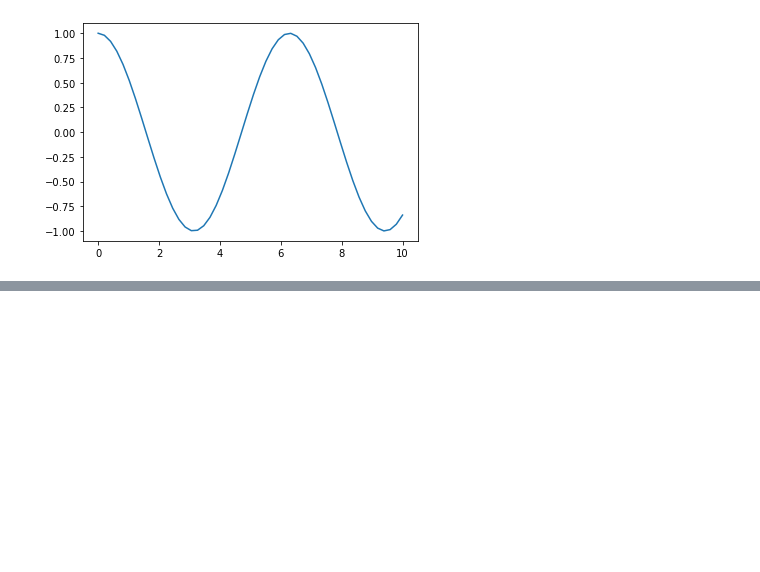
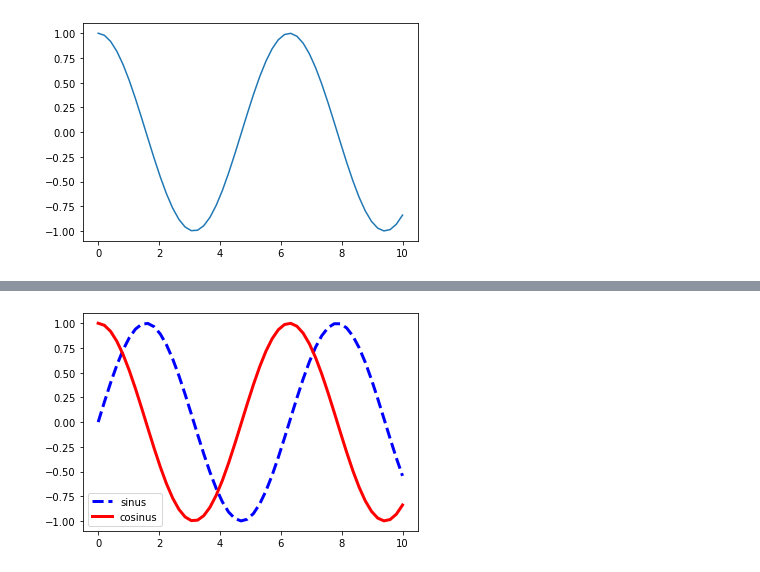
Before and after one commit to toarnabtrainer/AEC_ML_Batch-1, a Jupyter notebook: Data Visualization.ipynb, the cells around one changed output, grey strips where cells are left out. Drawn from its saved outputs; the diff is of its cells as text; code cells hidden in the pictures; blank space fills up the shorter version.

```diff
--- a/Data Visualization.ipynb
+++ b/Data Visualization.ipynb
@@ -50,0 +63,8 @@ plt.show()
+# %%
+# step by step
+plt.plot(x, sinus, label="sinus", color="blue", linestyle="--", linewidth = 3)
+plt.plot(x, cosinus, label="cosinus", color="red", linestyle="-", linewidth = 3)
+plt.legend()
+plt.show()
+# %% [output]
+[figure, added]
```
Also changed, not shown: parts of 6 cells of this notebook.
